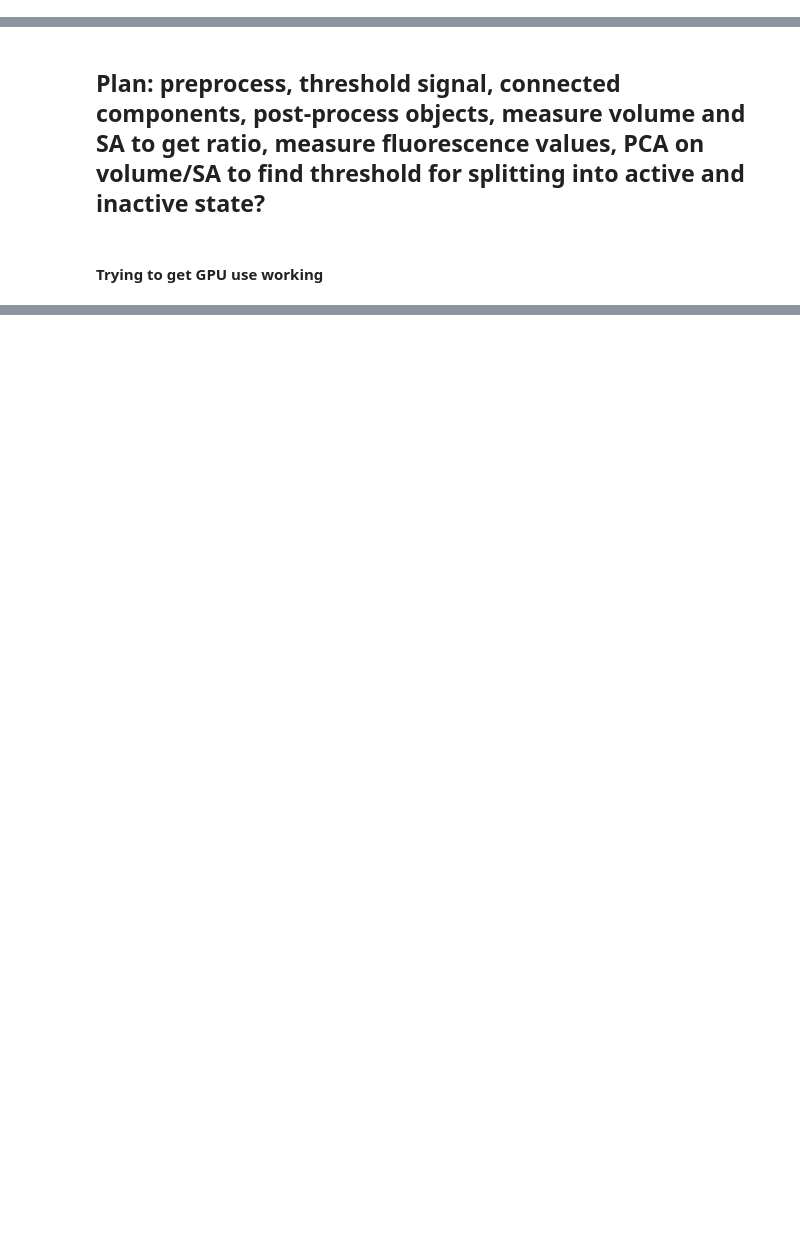
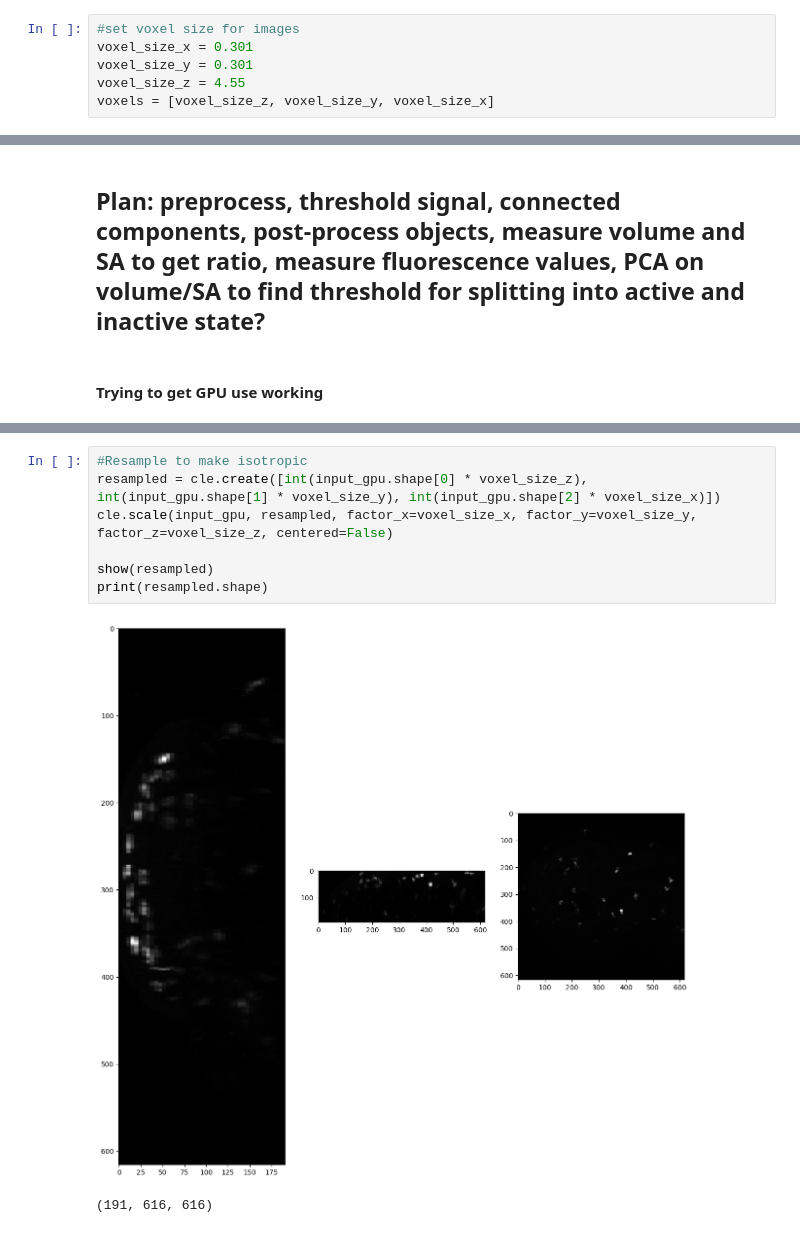
Before and after one commit to vaioic/OIC-136_Microglia, a Jupyter notebook: OIC-136_Microglia.ipynb, the cells around one changed output, grey strips where cells are left out. Cells and saved outputs as stored; diff of their text form; blank space fills up the shorter version.

```diff
--- a/OIC-136_Microglia.ipynb
+++ b/OIC-136_Microglia.ipynb
@@ -11,5 +23,11 @@ import pyclesperanto as cle
 # %% [markdown]
 ### Reading in images
+# %%
+#set voxel size for images
+voxel_size_x = 0.301
+voxel_size_y = 0.301
+voxel_size_z = 4.55
+voxels = [voxel_size_z, voxel_size_y, voxel_size_x]
 # %%
 CMO_files = sorted(glob('E:/ParadaKusz_Lab/TIF_Files/Control_MO/*.tif'))
 GMO_1ng_files = sorted(glob('E:/ParadaKusz_Lab/TIF_Files/GNAS_MO_1ng/*.tif'))
@@ -133,0 +92,10 @@ viewer.add_image(GMO_2ng_li_mask, name='Mask')
+# %%
+#Resample to make isotropic
+resampled = cle.create([int(input_gpu.shape[0] * voxel_size_z), int(input_gpu.shape[1] * voxel_size_y), int(input_gpu.shape[2] * voxel_size_x)])
+cle.scale(input_gpu, resampled, factor_x=voxel_size_x, factor_y=voxel_size_y, factor_z=voxel_size_z, centered=False)
+
+show(resampled)
+print(resampled.shape)
+# %% [output]
+[figure, added]
+(191, 616, 616)
```
Also changed, not shown: parts of 28 cells of this notebook.
